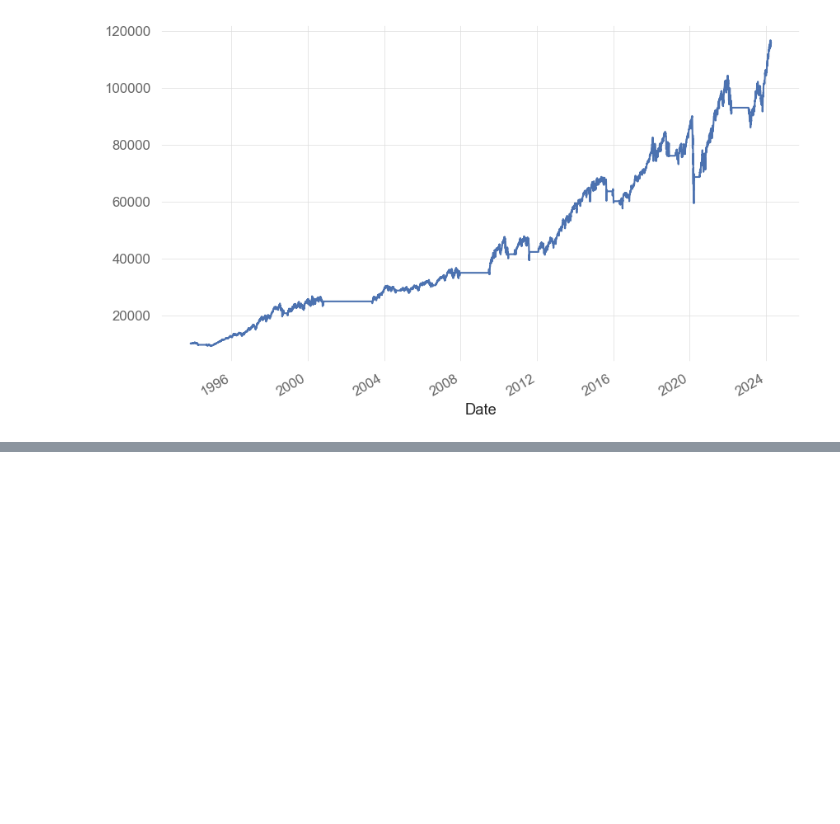
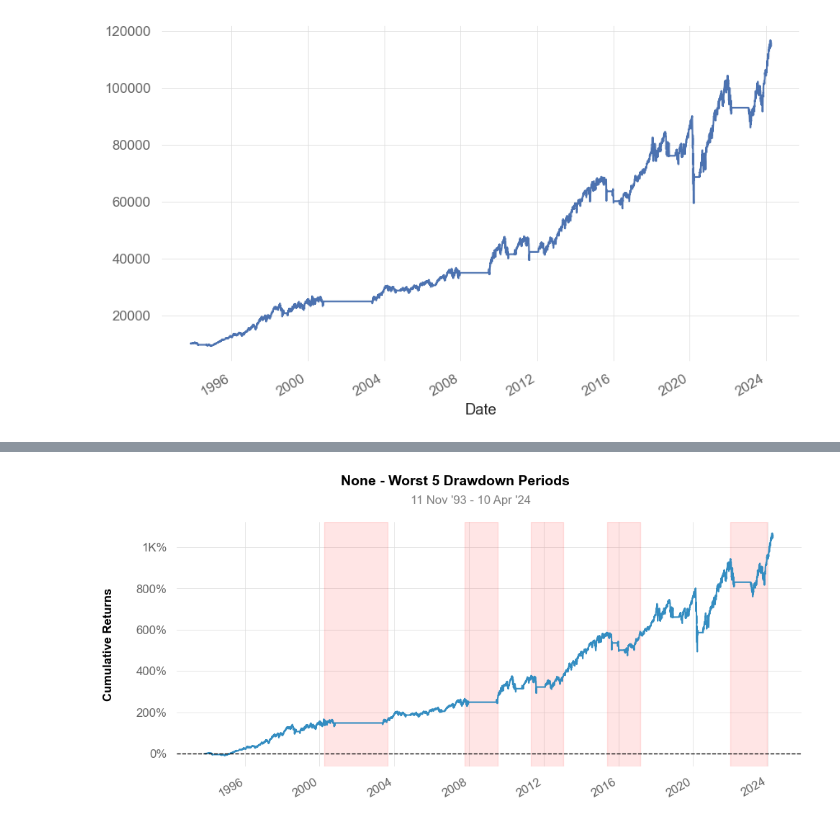
Before and after one commit to sharavsambuu/realtest-python-inspection, a Jupyter notebook: tutorial_1_spy_crossover.ipynb, the cells around one changed output, grey strips where cells are left out. Cells and saved outputs as stored; diff of their text form; code cells hidden in the pictures; blank space fills up the shorter version.

```diff
--- a/tutorial_1_spy_crossover.ipynb
+++ b/tutorial_1_spy_crossover.ipynb
@@ -233,0 +238,6 @@ Final equity   : 115877.02
+# %%
+#%%
+
+qs.plots.drawdowns_periods(df['StratReturn'])
+# %% [output]
+[figure, added]
```
Also changed, not shown: parts of 10 cells of this notebook, 1 other file.
